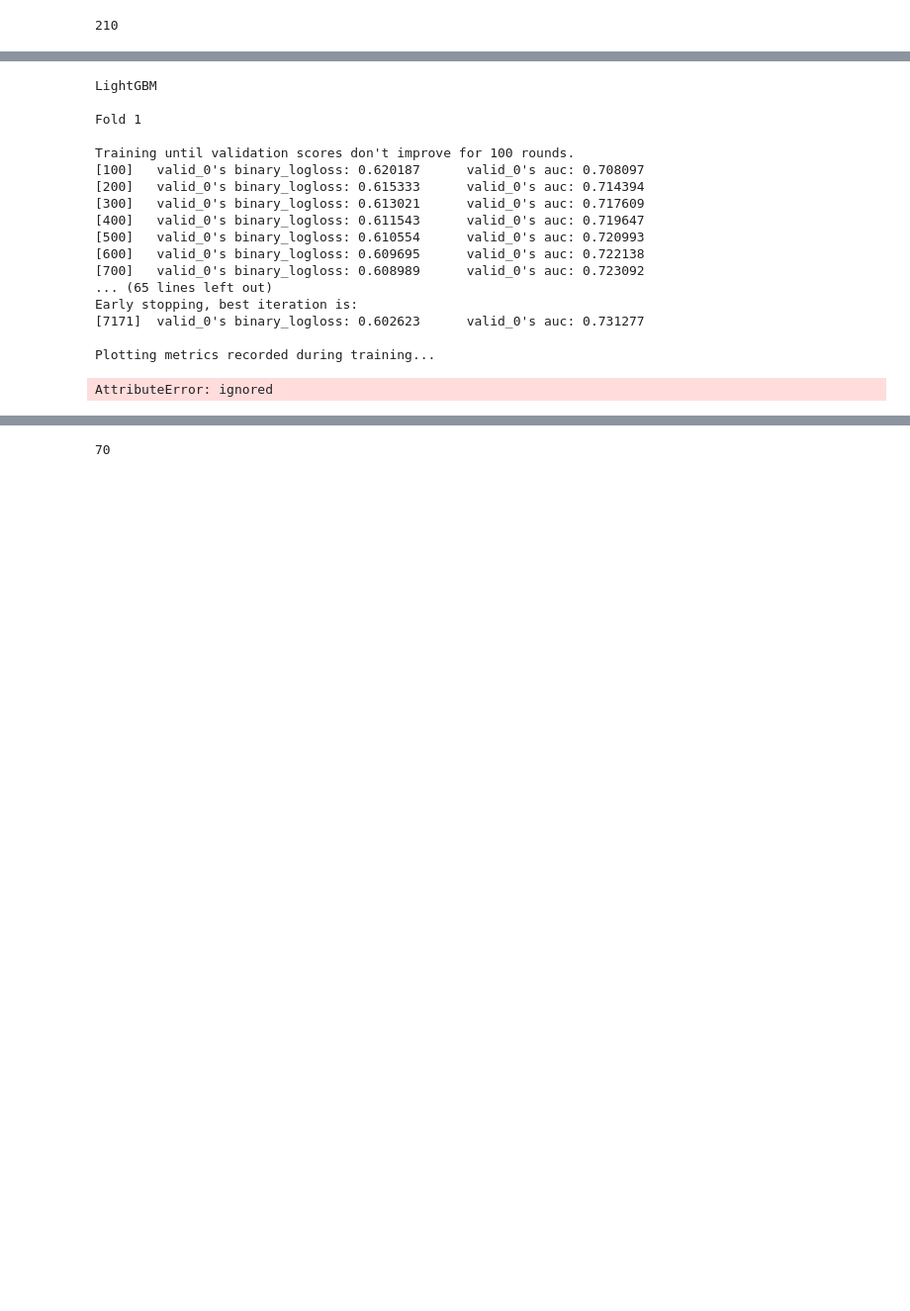
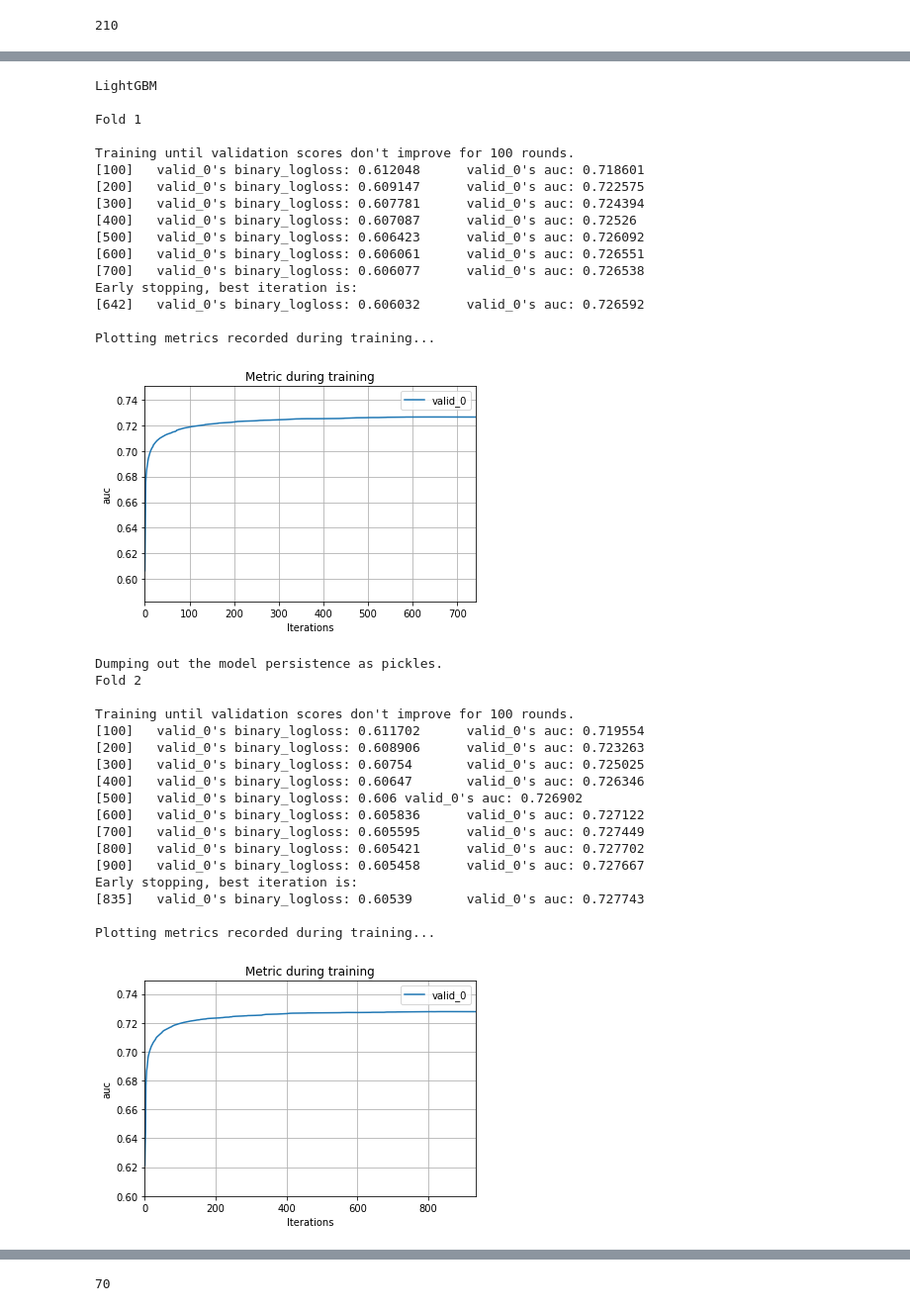
Before and after one commit to jenniferyuaggie/MARTHA, a Jupyter notebook: Models/Light-GBM-Tuning.ipynb, the cells around one changed output, grey strips where cells are left out. Shown: that part at 99% size. Saved outputs shown, nothing was run; the diff lists cells and outputs as text; code cells hidden in the pictures; blank space fills up the shorter version.

Commit message:
New lightgbm model

```diff
--- a/Models/Light-GBM-Tuning.ipynb
+++ b/Models/Light-GBM-Tuning.ipynb
@@ -326,45 +328,62 @@ for train_index, test_index in skf.split(train_ids, y_train):
 
     lgb_model = lgb.LGBMClassifier(max_depth=-1,
                                    n_estimators=30000,
-                                   learning_rate=0.1,
+                                   learning_rate=0.5, # using 1 here or else it will take too many rounds to converge
                                    colsample_bytree=0.28,
                                    objective='binary',
                                    random_state=37,
                                    n_jobs=-1)
 
     lgb_model.fit(X_fit, y_fit, eval_metric='auc',
                   eval_set=[(X_val, y_val)],
                   verbose=100, early_stopping_rounds=100)
 
     print('\nPlotting metrics recorded during training...')
-    ax = lgb_model.plot_metric(evals_result, metric='auc')
+    ax = lgb.plot_metric(lgb_model.evals_result_, metric='auc')
     plt.show()
 
     print("\nDumping out the model persistence as pickles.")
     # dump model with pickle
     with open('/content/gdrive/My Drive/Coding experiment/MARTHA/Models/Checkpoints/lightgbm_EDA_'+today_string+'_'+str(counter)+'.pkl', 'wb') as fout:
         pickle.dump(lgb_model, fout)
 
     del X_fit, X_val, y_fit, y_val, train_index, test_index
     gc.collect()
 
     counter += 1
 # %% [output]
 LightGBM
 
 Fold 1
 
 Training until validation scores don't improve for 100 rounds.
-[100]   valid_0's binary_logloss: 0.620187      valid_0's auc: 0.708097
-[200]   valid_0's binary_logloss: 0.615333      valid_0's auc: 0.714394
-[300]   valid_0's binary_logloss: 0.613021      valid_0's auc: 0.717609
-[400]   valid_0's binary_logloss: 0.611543      valid_0's auc: 0.719647
-[500]   valid_0's binary_logloss: 0.610554      valid_0's auc: 0.720993
-[600]   valid_0's binary_logloss: 0.609695      valid_0's auc: 0.722138
-[700]   valid_0's binary_logloss: 0.608989      valid_0's auc: 0.723092
-... (65 lines left out)
+[100]   valid_0's binary_logloss: 0.612048      valid_0's auc: 0.718601
+[200]   valid_0's binary_logloss: 0.609147      valid_0's auc: 0.722575
+[300]   valid_0's binary_logloss: 0.607781      valid_0's auc: 0.724394
+[400]   valid_0's binary_logloss: 0.607087      valid_0's auc: 0.72526
+[500]   valid_0's binary_logloss: 0.606423      valid_0's auc: 0.726092
+[600]   valid_0's binary_logloss: 0.606061      valid_0's auc: 0.726551
+[700]   valid_0's binary_logloss: 0.606077      valid_0's auc: 0.726538
 Early stopping, best iteration is:
-[7171]  valid_0's binary_logloss: 0.602623      valid_0's auc: 0.731277
+[642]   valid_0's binary_logloss: 0.606032      valid_0's auc: 0.726592
 
 Plotting metrics recorded during training...
+[figure, added]
-AttributeError: ignored
+Dumping out the model persistence as pickles.
+Fold 2
+
+Training until validation scores don't improve for 100 rounds.
+[100]   valid_0's binary_logloss: 0.611702      valid_0's auc: 0.719554
+[200]   valid_0's binary_logloss: 0.608906      valid_0's auc: 0.723263
+[300]   valid_0's binary_logloss: 0.60754       valid_0's auc: 0.725025
+[400]   valid_0's binary_logloss: 0.60647       valid_0's auc: 0.726346
+[500]   valid_0's binary_logloss: 0.606 valid_0's auc: 0.726902
+[600]   valid_0's binary_logloss: 0.605836      valid_0's auc: 0.727122
+[700]   valid_0's binary_logloss: 0.605595      valid_0's auc: 0.727449
+[800]   valid_0's binary_logloss: 0.605421      valid_0's auc: 0.727702
+[900]   valid_0's binary_logloss: 0.605458      valid_0's auc: 0.727667
+Early stopping, best iteration is:
+[835]   valid_0's binary_logloss: 0.60539       valid_0's auc: 0.727743
+
+Plotting metrics recorded during training...
+[figure, added]
```
Also changed, not shown: parts of 12 cells of this notebook.
